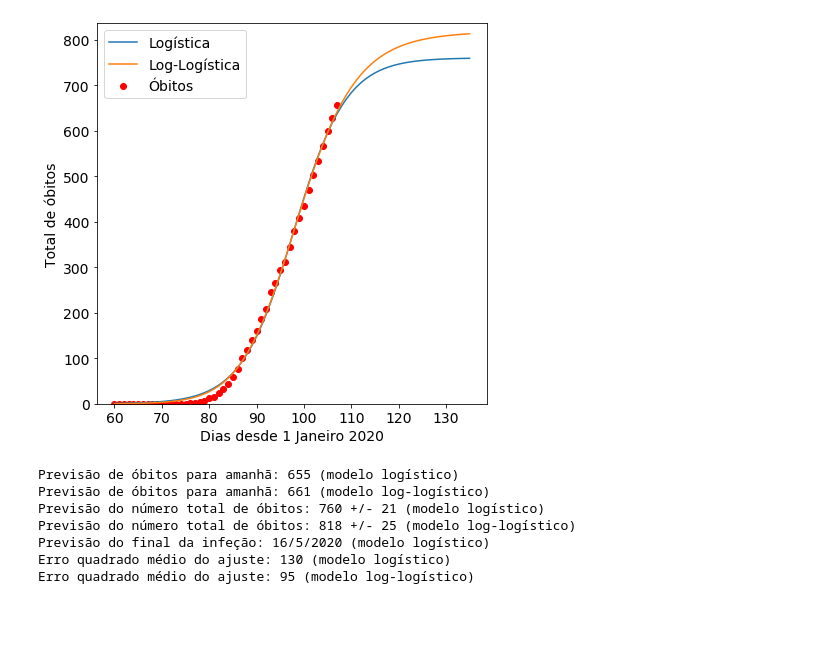
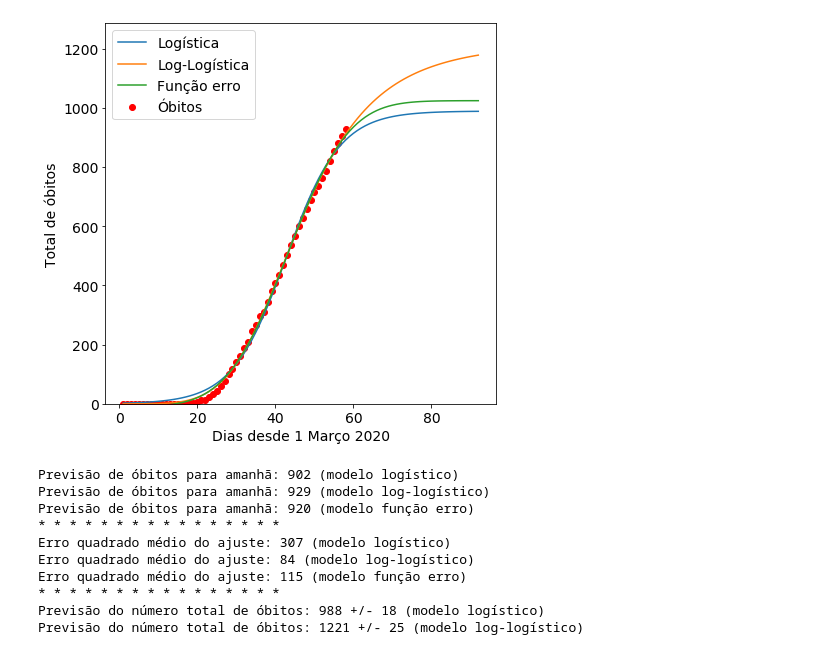
Before and after one commit to Miguel-Salgado/covid-19, a Jupyter notebook: covid-19-portugal_obitos.ipynb, the cells around one changed output. Cells and saved outputs as stored; diff of their text form; code cells hidden in the pictures; blank space fills up the shorter version.

```diff
--- a/covid-19-portugal_obitos.ipynb
+++ b/covid-19-portugal_obitos.ipynb
@@ -36,5 +37,5 @@ df.head(50)
 # %%
-# define a função logística usada no modelo
+# define as funções utilizadas nos modelos
 
 def logistic_model(x,a,b,c):
     return c/(np.exp((b-x)/a)+1)
@@ -44,4 +45,7 @@ def exponential_model(x,a,b,c):
 
 def log_logistic_model(x,a,b,c):
     return c/(1+np.power((x/a),-b))
+
+def error_function_model(x,a,b,c,d):
+    return a*(1+erf((x-b)/c))-d
 # %%
@@ -79,15 +87,17 @@ Log-Logistic model: a =  98.77; b =  16.08; c =  818.98
 # %%
 # calcula o erro associado ao ajuste efetuado
 
-errors_logistic = [np.sqrt(fit_logistic[1][i][i]) for i in [0,1,2]]
+errors_logistic = [np.sqrt(logistic_fit[1][i][i]) for i in [0,1,2]]
 
 y_pred_logistic = [logistic_model(i,param_a_logistic,param_b_logistic,param_c_logistic) for i in x]
-
-#y_pred_exponential = [exponential_model(i,param_a_exp,param_b_exp,param_c_exp) for i in x]
 
 errors_log_logistic = [np.sqrt(log_logistic_fit[1][i][i]) for i in [0,1,2]]
 
 y_pred_log_logistic = [log_logistic_model(i,param_a_log_logistic,param_b_log_logistic,param_c_log_logistic) for i in x]
+
+errors_erf = [np.sqrt(erf_fit[1][i][i]) for i in [0,1,2,3]]
+
+y_pred_erf = [error_function_model(i,param_a_erf,param_b_erf,param_c_erf,param_d_erf) for i in x]
 # %%
 # calcula a data final da infeção resolvendo a equação associada ao modelo
 
@@ -96,43 +106,52 @@ end_date_logistic = datetime(2020, 1, 1) + timedelta(days=sol_logistic)
 # %%
 # constrói o gráfico e mostra os resultados das predições
 
 pred_x = list(range(max(x),sol_logistic))
 
 plt.rcParams['figure.figsize'] = [7, 7]
 plt.rc('font', size=14)
 
 # Real data
 plt.scatter(x,y,label="Óbitos",color="red")
 
 # Predicted logistic curve
 plt.plot(x+pred_x, [logistic_model(i,param_a_logistic,param_b_logistic,param_c_logistic) for i in x+pred_x], label="Logística" )
 
 # Predicted log-logistic curve
 plt.plot(x+pred_x, [log_logistic_model(i,param_a_log_logistic,param_b_log_logistic,param_c_log_logistic) for i in x+pred_x], label="Log-Logística" )
 
-# Predicted exponential curve
-#plt.plot(x+pred_x, [exponential_model(i,exp_fit[0][0],exp_fit[0][1],exp_fit[0][2]) for i in x+pred_x], label="Exponencial" )
+# Predicted error function curve
+plt.plot(x+pred_x, [error_function_model(i,param_a_erf,param_b_erf,param_c_erf,param_d_erf) for i in x+pred_x], label="Função erro" )
 
 plt.legend()
-plt.xlabel("Dias desde 1 Janeiro 2020")
+plt.xlabel("Dias desde 1 Março 2020")
 plt.ylabel("Total de óbitos")
-plt.ylim((min(y)*0.9,param_c*1.1))
+plt.ylim((min(y)*0.9,param_c_logistic*1.3))
 plt.show()
 
 # print previsões
 print("Previsão de óbitos para amanhã: %d (modelo logístico)" %(logistic_model(max(x)+1,param_a_logistic,param_b_logistic,param_c_logistic)))
 print("Previsão de óbitos para amanhã: %d (modelo log-logístico)" %(log_logistic_model(max(x)+1,param_a_log_logistic,param_b_log_logistic,param_c_log_logistic)))
+print("Previsão de óbitos para amanhã: %d (modelo função erro)" %(error_function_model(max(x)+1,param_a_erf,param_b_erf,param_c_erf,param_d_erf)))
+print("* * * * * * * * * * * * * * * * ")
+print("Erro quadrado médio do ajuste: %1d (modelo logístico)" %mean_squared_error(y,y_pred_logistic))
+print("Erro quadrado médio do ajuste: %1d (modelo log-logístico)" %mean_squared_error(y,y_pred_log_logistic))
+print("Erro quadrado médio do ajuste: %1d (modelo função erro)" %mean_squared_error(y,y_pred_erf))
+print("* * * * * * * * * * * * * * * * ")
 print("Previsão do número total de óbitos: %2d +/- %2d (modelo logístico)" %(param_c_logistic, errors_logistic[2]))
 print("Previsão do número total de óbitos: %2d +/- %2d (modelo log-logístico)" %(param_c_log_logistic, errors_log_logistic[2]))
-print("Previsão do final da infeção: %d/%d/%d (modelo logístico)" %(end_date_logistic.day, end_date_logistic.month, end_date_logistic.year))
-print("Erro quadrado médio do ajuste: %1d (modelo logístico)" %mean_squared_error(y,y_pred_logistic))
-print("Erro quadrado médio do ajuste: %1d (modelo log-logístico)" %mean_squared_error(y,y_pred_log_logistic))
+#print("Previsão do número total de óbitos: %2d +/- %2d (modelo função erro)" %(param_d_erf, errors_erf[0]))
+#print("* * * * * * * * * * * * * * * * ")
+#print("Previsão do final da infeção: %d/%d/%d (modelo logístico)" %(end_date_logistic.day, end_date_logistic.month, end_date_logistic.year))
 # %% [output]
-[figure, old version]
+[figure, new version]
-Previsão de óbitos para amanhã: 655 (modelo logístico)
-Previsão de óbitos para amanhã: 661 (modelo log-logístico)
-Previsão do número total de óbitos: 760 +/- 21 (modelo logístico)
-Previsão do número total de óbitos: 818 +/- 25 (modelo log-logístico)
-Previsão do final da infeção: 16/5/2020 (modelo logístico)
-Erro quadrado médio do ajuste: 130 (modelo logístico)
-Erro quadrado médio do ajuste: 95 (modelo log-logístico)
+Previsão de óbitos para amanhã: 902 (modelo logístico)
+Previsão de óbitos para amanhã: 929 (modelo log-logístico)
+Previsão de óbitos para amanhã: 920 (modelo função erro)
+* * * * * * * * * * * * * * * *
+Erro quadrado médio do ajuste: 307 (modelo logístico)
+Erro quadrado médio do ajuste: 84 (modelo log-logístico)
+Erro quadrado médio do ajuste: 115 (modelo função erro)
+* * * * * * * * * * * * * * * *
+Previsão do número total de óbitos: 988 +/- 18 (modelo logístico)
+Previsão do número total de óbitos: 1221 +/- 25 (modelo log-logístico)
```
Also changed, not shown: parts of 3 cells of this notebook, 1 other file.
